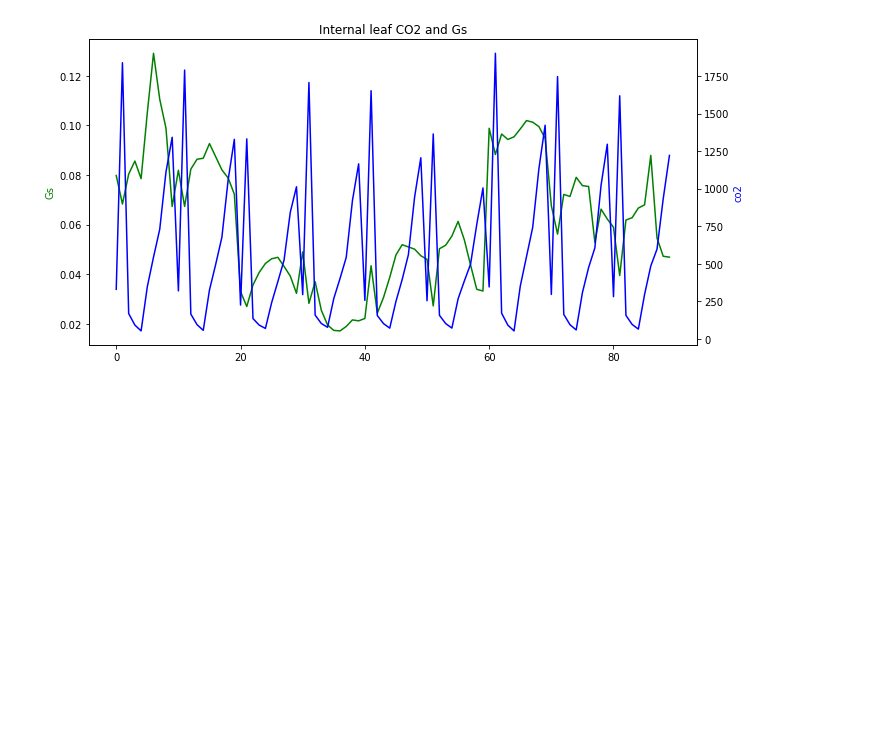
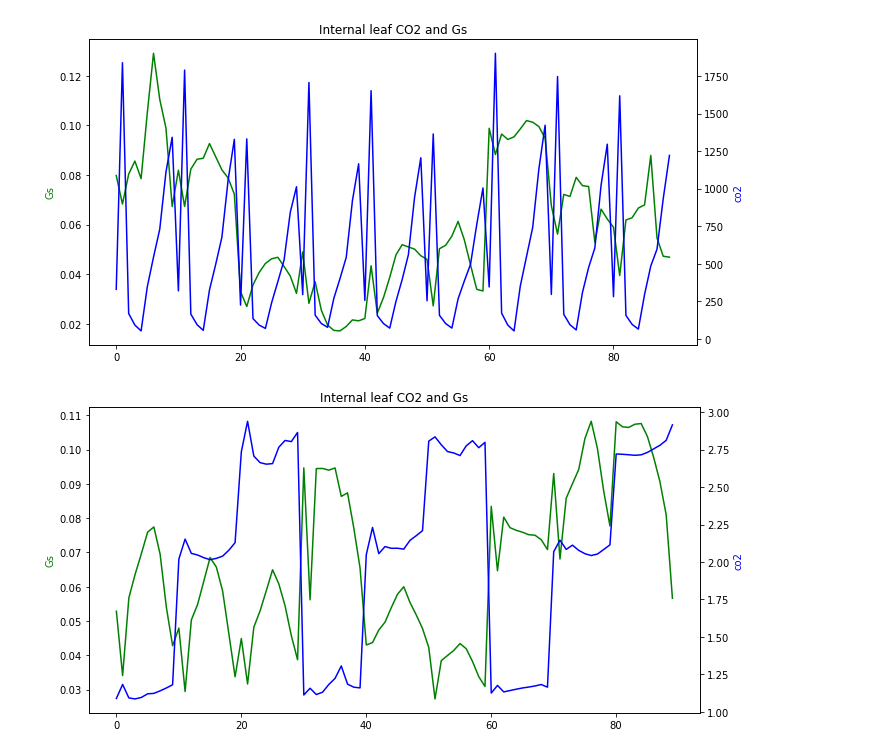
Before and after one commit to leahghill/pythonproject, a Jupyter notebook: PROJECT.ipynb, the cells around one changed output. Cells and saved outputs as stored; diff of their text form; code cells hidden in the pictures; blank space fills up the shorter version.

```diff
--- a/PROJECT.ipynb
+++ b/PROJECT.ipynb
@@ -6,7 +6,7 @@ import scipy
 import numpy
 import seaborn as sns
 import statsmodels as sts
-data = pd.read_csv(r'C:\Users\balle\Downloads\python project\data_aci_CSV.csv')
+data = pd.read_csv(r'https://raw.githubusercontent.com/leahghill/pythonproject/main/data_aci_CSV.csv')
 data
 # %% [output]
 |  | Chamber1 | Leaf1 | Curve1 | Point1 | Photo1 | Ci1 | Tleaf1 | VPD1 | Cond1 | Unnamed: 9 | ... | ... |
@@ -570,3 +570,27 @@ plt.tight_layout()
 plt.show()
 # %% [output]
 [figure]
+# %%
+# importing the libraries
+import numpy as np
+import matplotlib.pyplot as plt
+
+# x-range is the # of samples taken
+x = range(0,90)
+fig, ax = plt.subplots(figsize = (10, 5))
+plt.title('Internal leaf CO2 and Gs')
+
+ax2 = ax.twinx()
+ax.plot(x, data["Cond1"], color = 'g')
+ax2.plot(x,data["VPD1"], color = 'b')
+
+#y-axis label
+ax.set_ylabel('Gs', color = 'g')
+
+# secondary y-axis label
+ax2.set_ylabel('co2', color = 'b')
+
+plt.tight_layout()
+plt.show()
+# %% [output]
+[figure, added]
```
Also changed, not shown: parts of 1 cell of this notebook.
